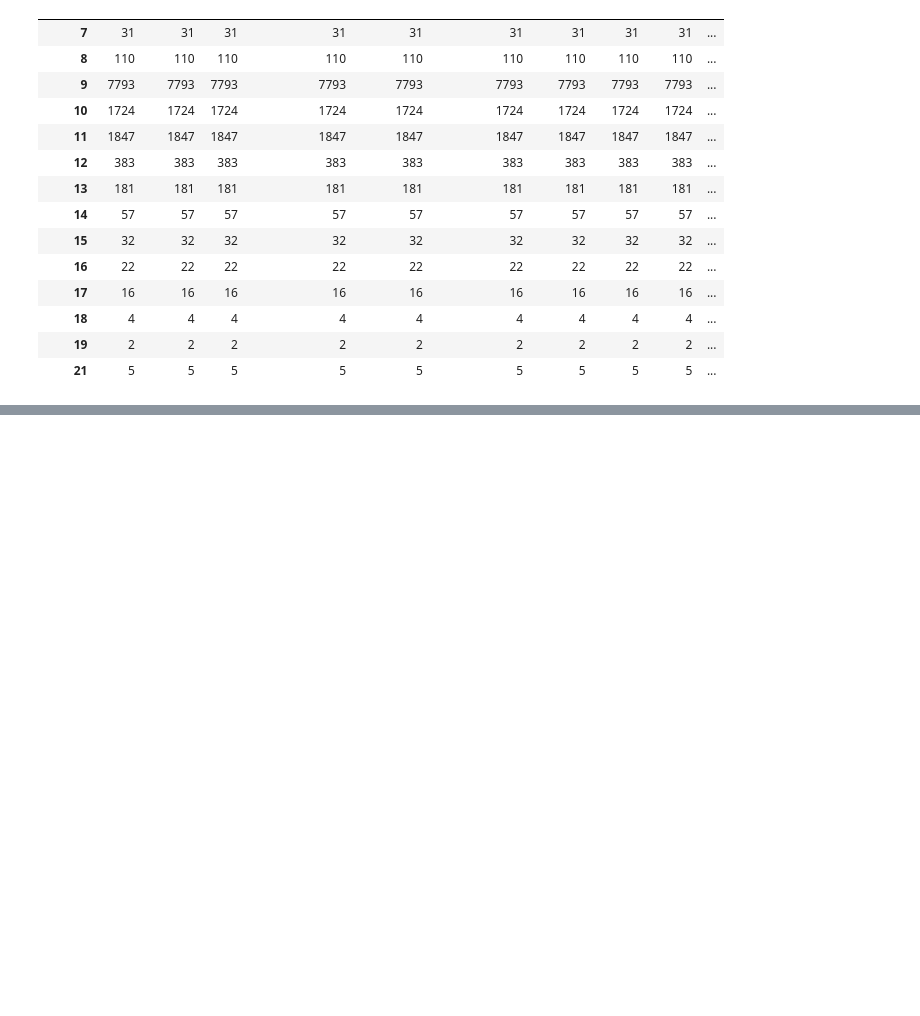
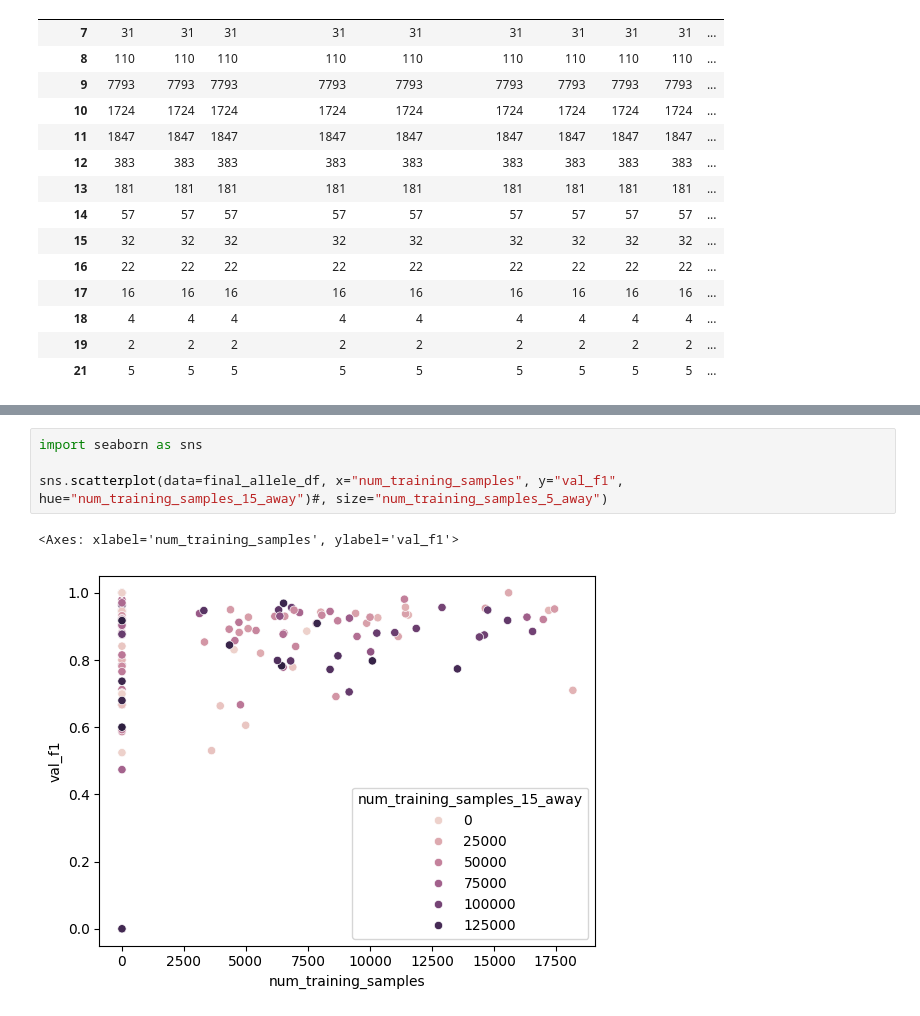
Before and after one commit to jrouhana/MHC_Class_I_Playground, a Jupyter notebook: notebooks/pan_specific_analysis.ipynb, the cells around one changed output, grey strips where cells are left out. Drawn from its saved outputs; the diff is of its cells as text; blank space fills up the shorter version.

```diff
--- a/notebooks/pan_specific_analysis.ipynb
+++ b/notebooks/pan_specific_analysis.ipynb
@@ -562,0 +678,7 @@ train_df.query('((Allele == "A0201") & (label == 0))').groupby("Length").count()
+# %%
+import seaborn as sns
+
+sns.scatterplot(data=final_allele_df, x="num_training_samples", y="val_f1", hue="num_training_samples_15_away")#, size="num_training_samples_5_away")
+# %% [output]
+<Axes: xlabel='num_training_samples', ylabel='val_f1'>
+[figure, added]
```
Also changed, not shown: parts of 30 cells of this notebook, 4 other files.
